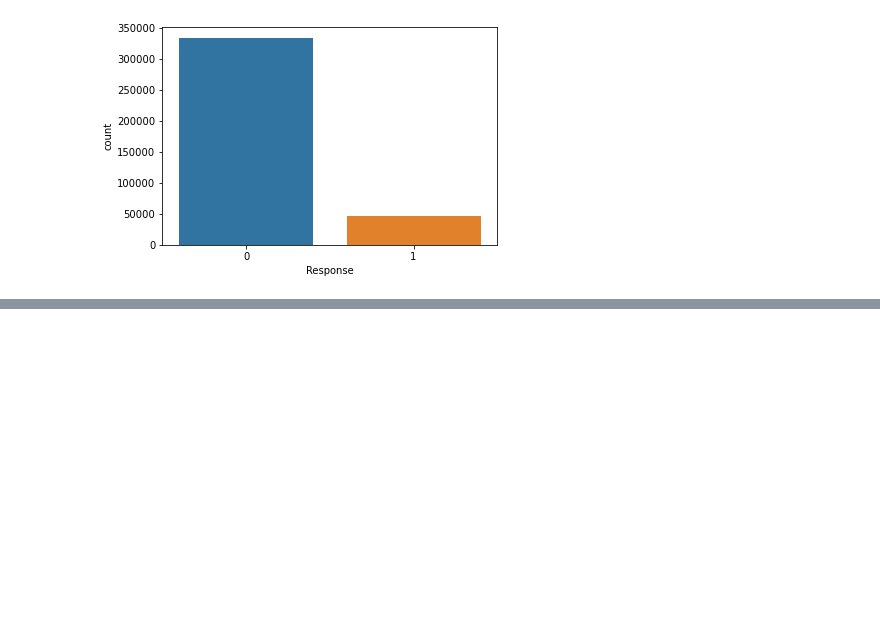
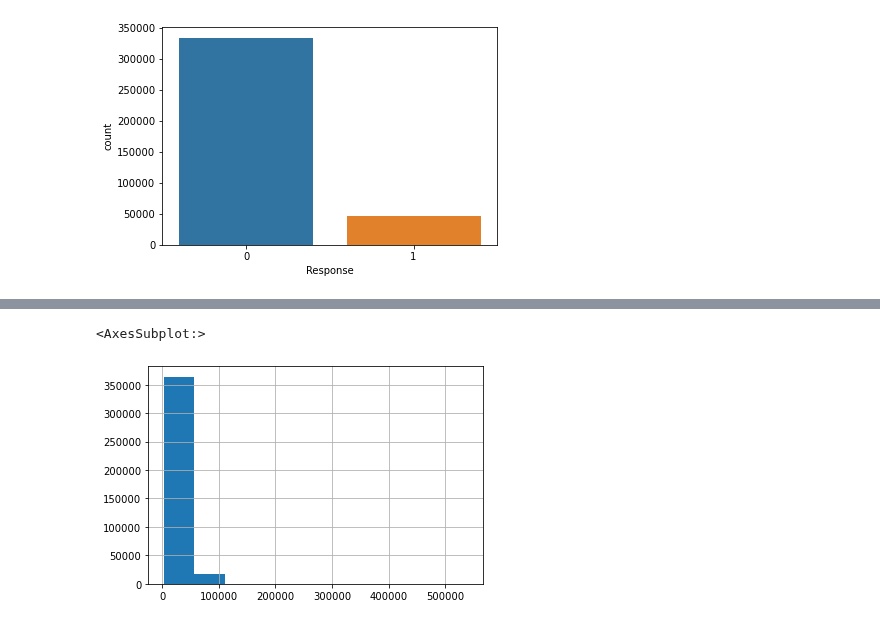
Before and after one commit to ericaroque/Kaggle, a Jupyter notebook: PrevisaoVendaPlanoSaude.ipynb, the cells around one changed output, grey strips where cells are left out. Saved outputs shown, nothing was run; the diff lists cells and outputs as text; code cells hidden in the pictures; blank space fills up the shorter version.

```diff
--- a/PrevisaoVendaPlanoSaude.ipynb
+++ b/PrevisaoVendaPlanoSaude.ipynb
@@ -95,0 +144,5 @@ train.head()
+# %%
+train['Annual_Premium'].hist()
+# %% [output]
+<AxesSubplot:>
+[figure, added]
```
Also changed, not shown: parts of 35 cells of this notebook.
